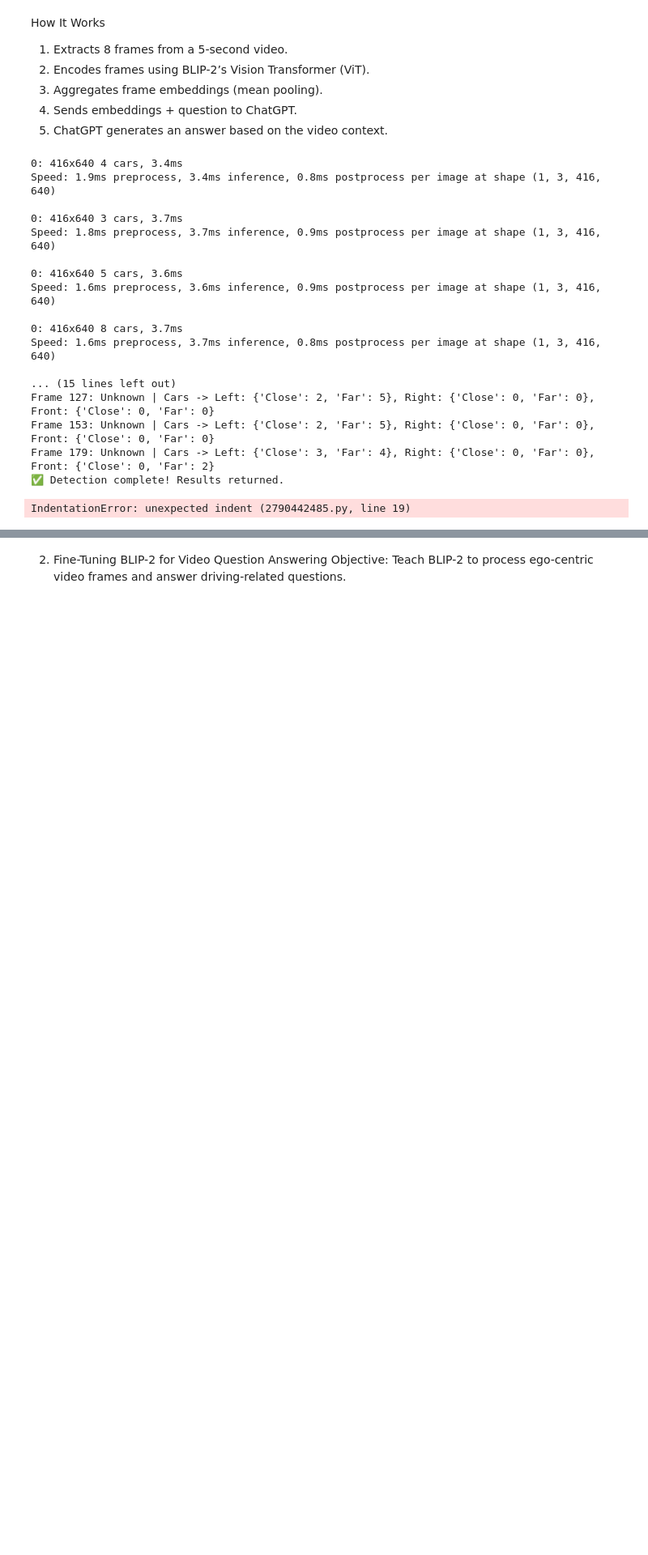
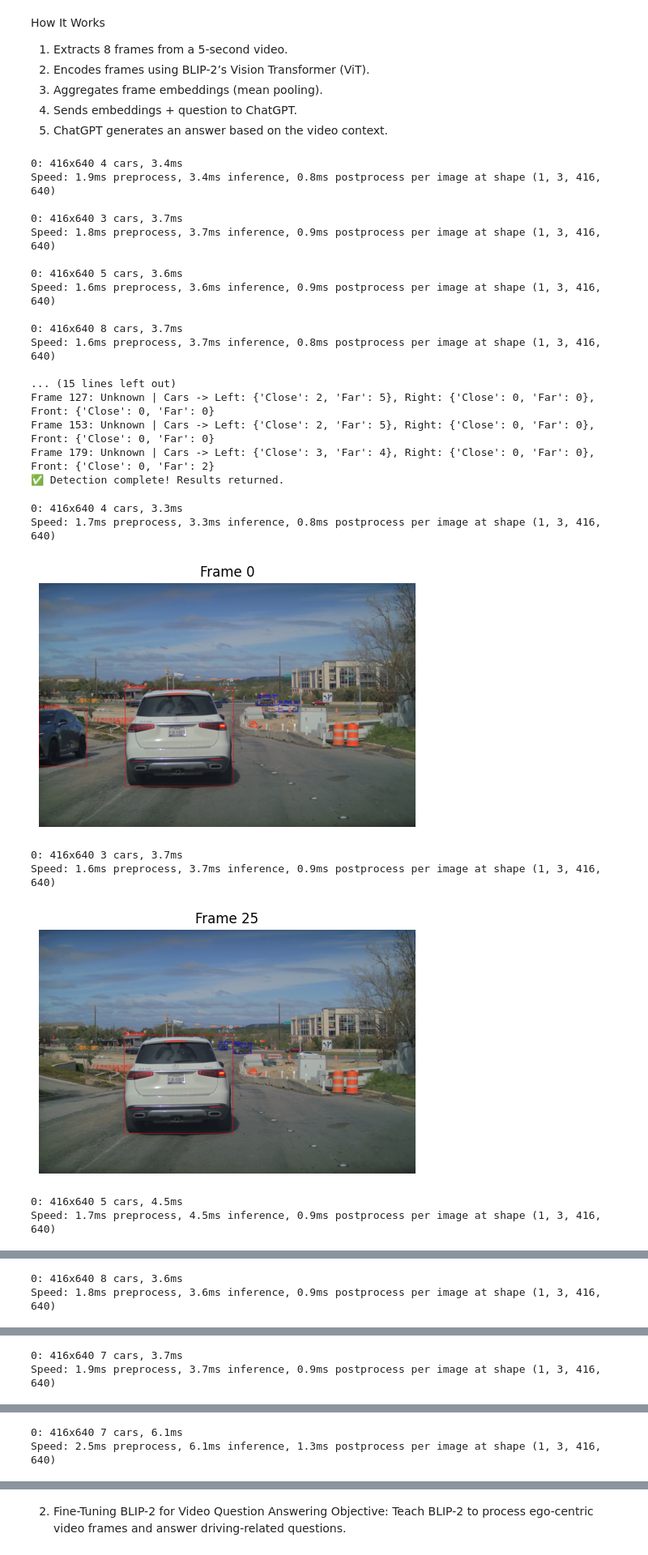
Before and after one commit to LuisArizmendi13/TreeHacks2025, a Jupyter notebook: ObjectDetection.ipynb, the cells around one changed output, grey strips where cells are left out. Shown at 81% size. Drawn from its saved outputs; the diff is of its cells as text; code cells hidden in the pictures; blank space fills up the shorter version.

```diff
--- a/ObjectDetection.ipynb
+++ b/ObjectDetection.ipynb
@@ -472,8 +472,7 @@ ocr_reader = easyocr.Reader(['en'])
 
 def detect_traffic_signs(video_path):
     """
-    Detects traffic signs and extracts text from them.
-    """
+"""
     cap = cv2.VideoCapture(video_path)
     detected_signs = Counter()
     sign_texts = []
@@ -486,31 +485,38 @@ def detect_traffic_signs(video_path):
         results = sign_model(frame)  # 🔥 Run Traffic Sign Model
         for result in results:
             for box in result.boxes:
                 class_id = int(box.cls[0].item())
                 obj_name = sign_model.names[class_id]
 
                 if obj_name in TRAFFIC_SIGN_CLASSES:
                     detected_signs[obj_name] += 1
 
                     # 🔍 Extract text from sign
                     x1, y1, x2, y2 = box.xyxy[0].int().tolist()
                     sign_region = frame[y1:y2, x1:x2]  # Crop sign
                     sign_text = ocr_reader.readtext(sign_region, detail=0)  # Read text
 
                     if sign_text:
                         sign_texts.append((obj_name, " ".join(sign_text)))  # Save sign + text
 
     cap.release()
     return detected_signs, sign_texts
 
 # 🚀 Example Usage
 VIDEO1 = VIDEO1
 
 detected_signs, sign_texts = detect_traffic_signs(VIDEO1)
 
 # 📊 Print Results
 print(f"🛑 Traffic Signs Detected: {dict(detected_signs)}")
 print(f"📖 Extracted Text from Signs: {sign_texts}")
 """
 # %% [output]
-IndentationError: unexpected indent (2790442485.py, line 19)
+0: 416x640 4 cars, 3.3ms
+Speed: 1.7ms preprocess, 3.3ms inference, 0.8ms postprocess per image at shape (1, 3, 416, 640)
+[figure, added]
+0: 416x640 3 cars, 3.7ms
+Speed: 1.6ms preprocess, 3.7ms inference, 0.9ms postprocess per image at shape (1, 3, 416, 640)
+[figure, added]
+0: 416x640 5 cars, 4.5ms
+Speed: 1.7ms preprocess, 4.5ms inference, 0.9ms postprocess per image at shape (1, 3, 416, 640)
@@ -516,0 +524,2 @@ IndentationError: unexpected indent (2790442485.py, line 19)
+0: 416x640 8 cars, 3.6ms
+Speed: 1.8ms preprocess, 3.6ms inference, 0.9ms postprocess per image at shape (1, 3, 416, 640)
@@ -516,0 +527,2 @@ IndentationError: unexpected indent (2790442485.py, line 19)
+0: 416x640 7 cars, 3.7ms
+Speed: 1.9ms preprocess, 3.7ms inference, 0.9ms postprocess per image at shape (1, 3, 416, 640)
@@ -516,0 +530,2 @@ IndentationError: unexpected indent (2790442485.py, line 19)
+0: 416x640 7 cars, 6.1ms
+Speed: 2.5ms preprocess, 6.1ms inference, 1.3ms postprocess per image at shape (1, 3, 416, 640)
```
Also changed, not shown: parts of 1 cell of this notebook, 11 other files.
